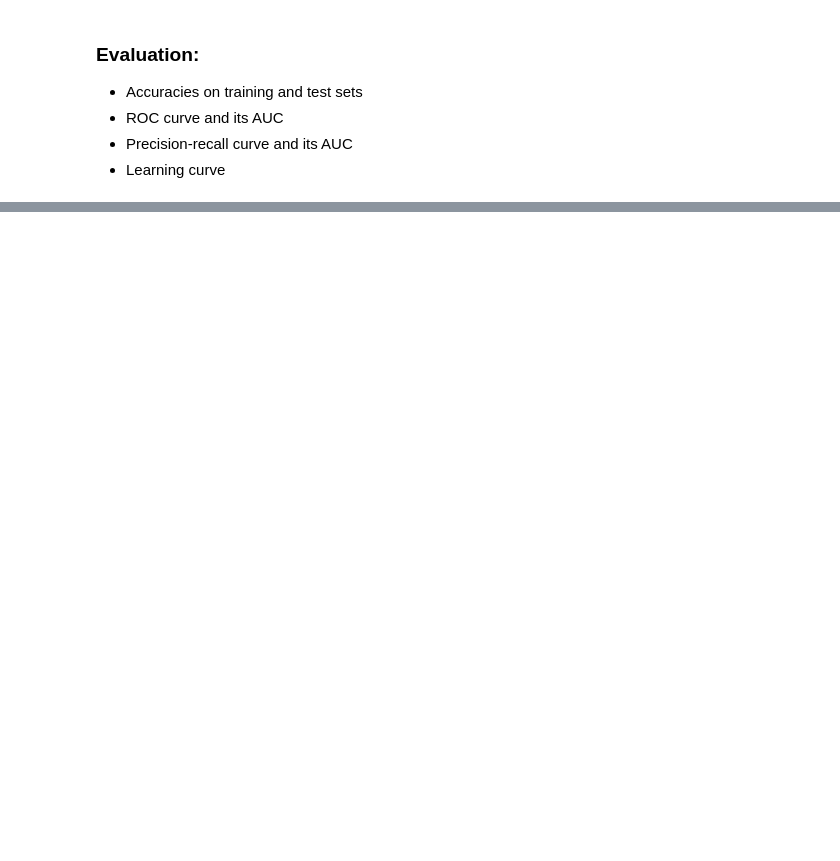
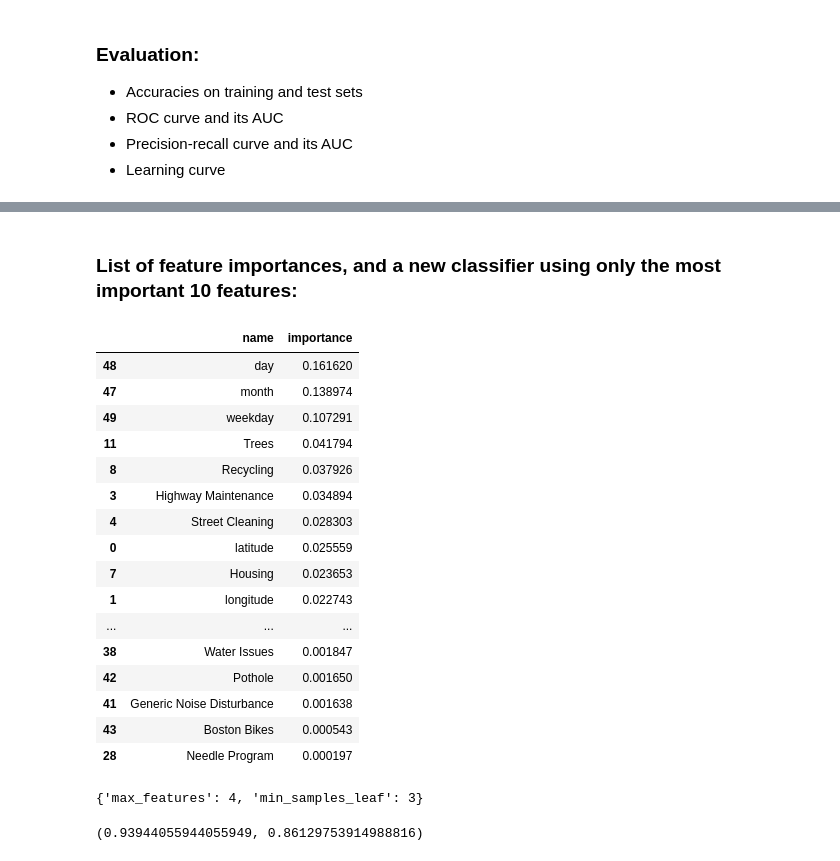
Before and after one commit to roywright/springboard, a Jupyter notebook: capstone/forest_model.ipynb, the cells around one changed output, grey strips where cells are left out. Cells and saved outputs as stored; diff of their text form; code cells hidden in the pictures; blank space fills up the shorter version.

```diff
--- a/capstone/forest_model.ipynb
+++ b/capstone/forest_model.ipynb
@@ -103,0 +101,48 @@ plt.show()
+# %% [markdown]
+### List of feature importances, and a new classifier using only the most important 10 features:
+# %%
+featurelist = pd.DataFrame()
+featurelist['name'] = X.columns
+featurelist['importance'] = clf.feature_importances_
+featurelist.sort_values('importance', ascending = False)
+# %% [output]
+|  | name | importance |
+| 48 | day | 0.161620 |
+| 47 | month | 0.138974 |
+| 49 | weekday | 0.107291 |
+| 11 | Trees | 0.041794 |
+| 8 | Recycling | 0.037926 |
+| 3 | Highway Maintenance | 0.034894 |
+| 4 | Street Cleaning | 0.028303 |
+| 0 | latitude | 0.025559 |
+| 7 | Housing | 0.023653 |
+| 1 | longitude | 0.022743 |
+| ... | ... | ... |
+| 38 | Water Issues | 0.001847 |
+| 42 | Pothole | 0.001650 |
+| 41 | Generic Noise Disturbance | 0.001638 |
+| 43 | Boston Bikes | 0.000543 |
+| 28 | Needle Program | 0.000197 |
+# %%
+Xtrain, Xtest, ytrain, ytest = train_test_split(
+    X[featurelist.sort_values('importance', ascending = False).head(10).name],
+    y, train_size=.8, stratify = y
+)
+
+gs = GridSearchCV(
+        estimator = RandomForestClassifier(n_estimators = 1000),
+        param_grid = {
+            'min_samples_leaf' : np.arange(1, 6, 1),
+            'max_features' : np.arange(1, 6, 1)
+        },
+        n_jobs = -1
+)
+gs.fit(Xtrain, ytrain)
+clf = gs.best_estimator_
+gs.best_params_
+# %% [output]
+{'max_features': 4, 'min_samples_leaf': 3}
+# %%
+clf.score(Xtrain, ytrain), clf.score(Xtest, ytest)
+# %% [output]
+(0.93944055944055949, 0.86129753914988816)
```
Also changed, not shown: parts of 8 cells of this notebook, 4 other files.
